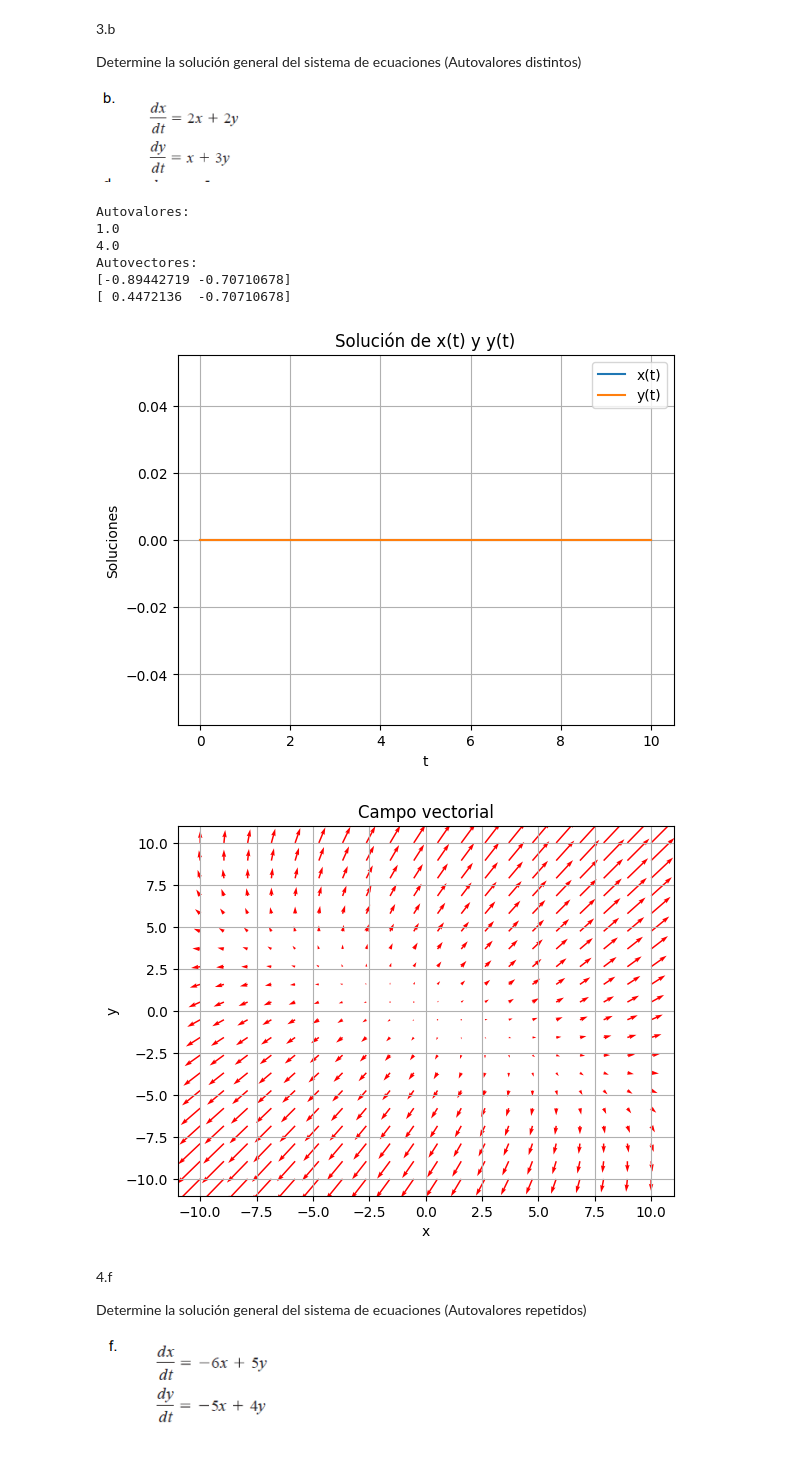
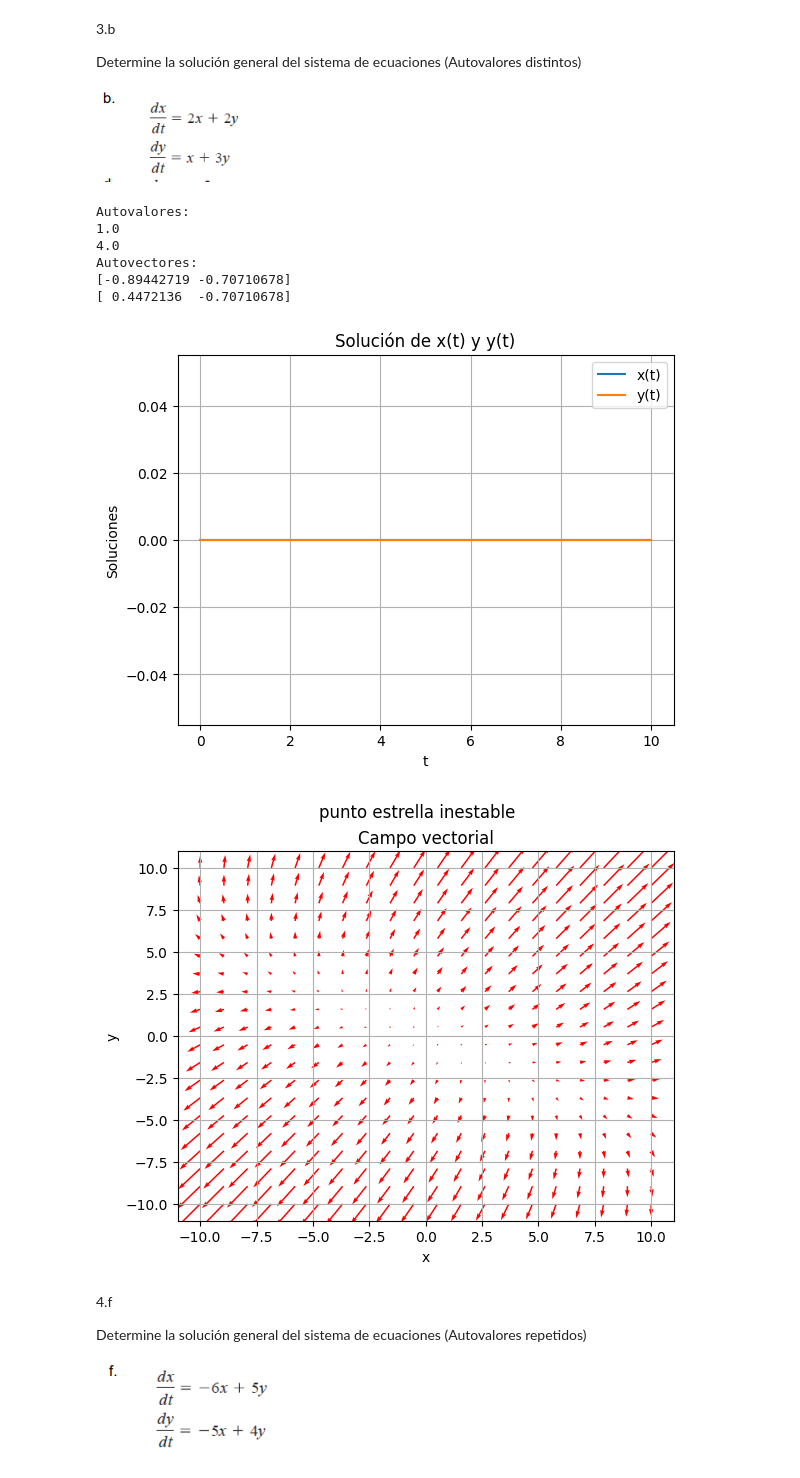
Before and after one commit to lucaskalchichen/TPI-Sistemas-de-Ecuaciones-Diferenciales-y-Estabilidad, a Jupyter notebook: tpi-practica.ipynb, the cells around one changed output. Cells and saved outputs as stored; diff of their text form; code cells hidden in the pictures.

```diff
--- a/tpi-practica.ipynb
+++ b/tpi-practica.ipynb
@@ -67,34 +67,35 @@ sol = odeint(sistema, X0, t)
 
 # Graficar las soluciones
 plt.plot(t, sol[:, 0], label='x(t)')
 plt.plot(t, sol[:, 1], label='y(t)')
 plt.title('Solución de x(t) y y(t)')
 plt.xlabel('t')
 plt.ylabel('Soluciones')
 plt.legend()
 plt.grid(True)
 plt.show()
 
 # Campo vectorial
 Y, X = np.mgrid[-10:10:20j, -10:10:20j]
 U = 2*X + 2*Y
 V = X + 3*Y
 
 plt.quiver(X, Y, U, V, color='r')
 plt.title('Campo vectorial')
+plt.suptitle('punto estrella inestable')
 plt.xlabel('x')
 plt.ylabel('y')
 plt.grid(True)
 plt.show()
 # %% [output]
 Autovalores:
 1.0
 4.0
 Autovectores:
 [-0.89442719 -0.70710678]
 [ 0.4472136  -0.70710678]
 [figure]
-[figure, old version]
+[figure, new version]
 # %% [markdown]
 4.f
 
```
Also changed, not shown: parts of 5 cells of this notebook.
